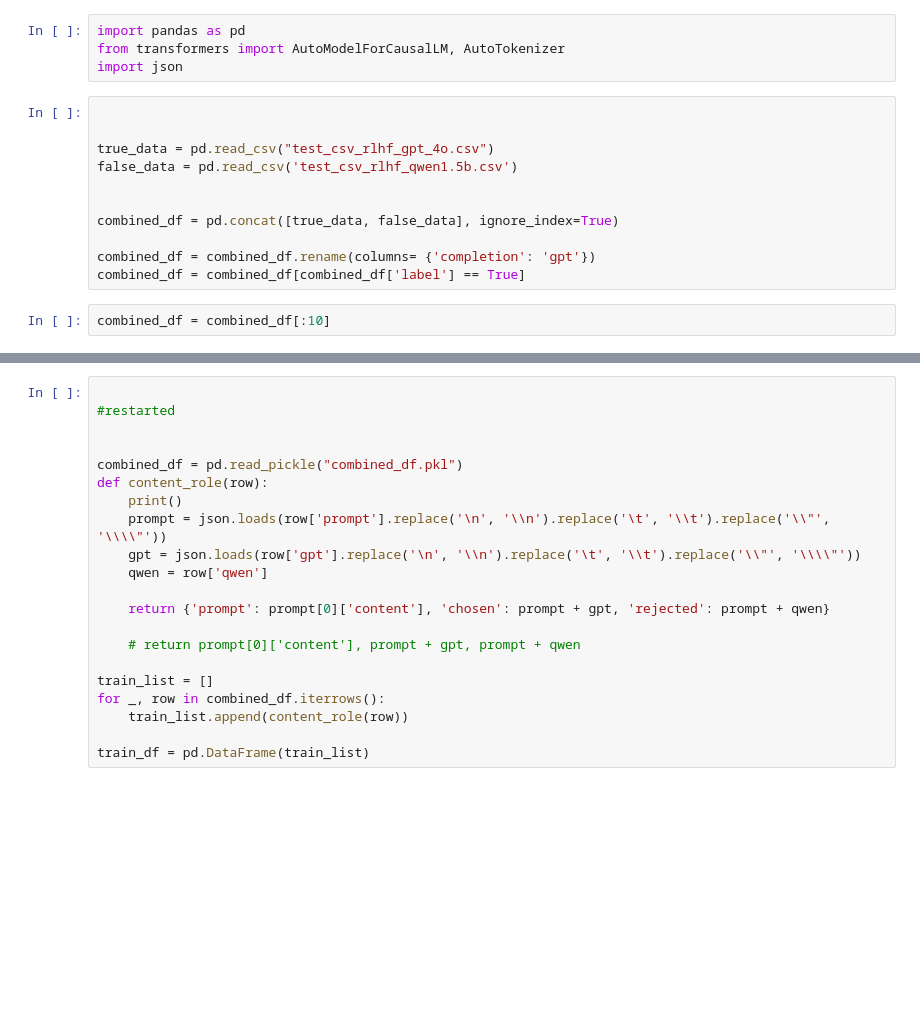
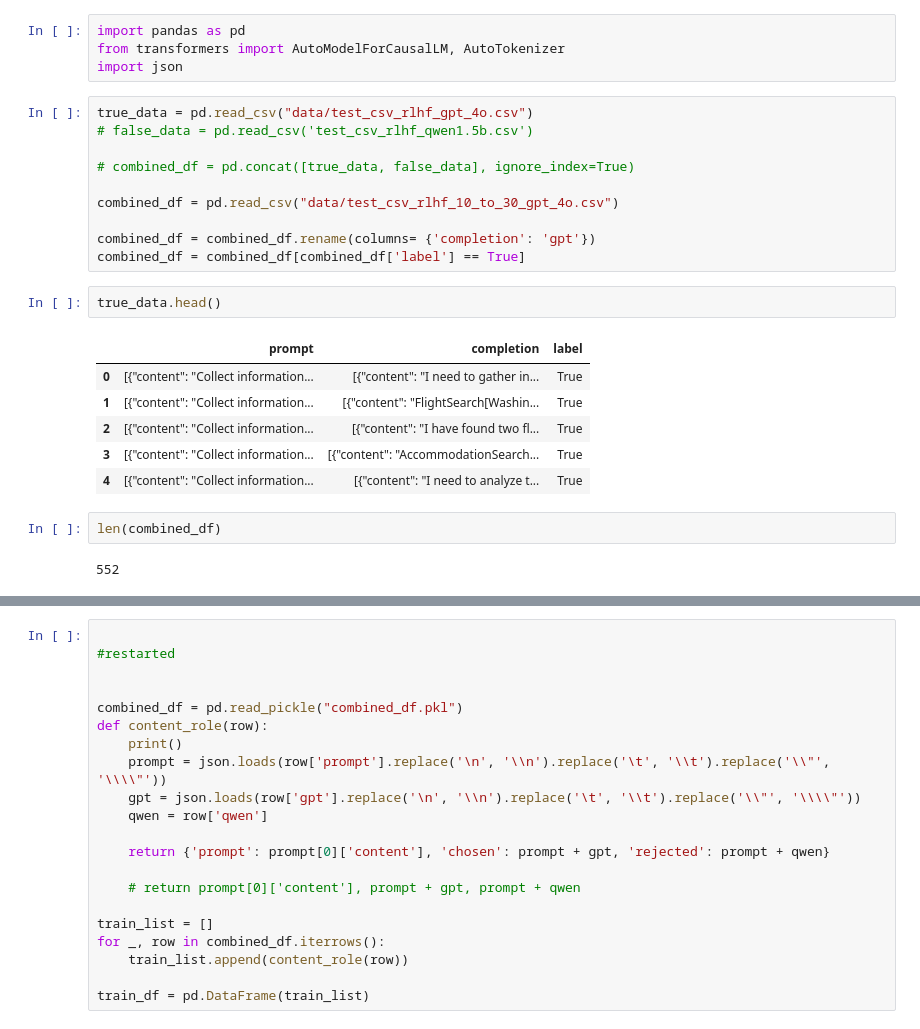
Before and after one commit to NMOHANK1999/TravelPlanner, a Jupyter notebook: rlhf/frame.ipynb, the cells around one changed output, grey strips where cells are left out. Drawn from its saved outputs; the diff is of its cells as text; blank space fills up the shorter version.

```diff
--- a/rlhf/frame.ipynb
+++ b/rlhf/frame.ipynb
@@ -3,16 +3,26 @@ import pandas as pd
 from transformers import AutoModelForCausalLM, AutoTokenizer
 import json
 # %%
+true_data = pd.read_csv("data/test_csv_rlhf_gpt_4o.csv")
+# false_data = pd.read_csv('test_csv_rlhf_qwen1.5b.csv')
 
+# combined_df = pd.concat([true_data, false_data], ignore_index=True)
 
-true_data = pd.read_csv("test_csv_rlhf_gpt_4o.csv")
-false_data = pd.read_csv('test_csv_rlhf_qwen1.5b.csv')
-
-
-combined_df = pd.concat([true_data, false_data], ignore_index=True)
+combined_df = pd.read_csv("data/test_csv_rlhf_10_to_30_gpt_4o.csv")
 
 combined_df = combined_df.rename(columns= {'completion': 'gpt'})
 combined_df = combined_df[combined_df['label'] == True]
-# %%
-combined_df = combined_df[:10]
+# %%
+true_data.head()
+# %% [output]
+|  | prompt | completion | label |
+| 0 | [{"content": "Collect information... | [{"content": "I need to gather in... | True |
+| 1 | [{"content": "Collect information... | [{"content": "FlightSearch[Washin... | True |
+| 2 | [{"content": "Collect information... | [{"content": "I have found two fl... | True |
+| 3 | [{"content": "Collect information... | [{"content": "AccommodationSearch... | True |
+| 4 | [{"content": "Collect information... | [{"content": "I need to analyze t... | True |
+# %%
+len(combined_df)
+# %% [output]
+552
 # %%
```
Also changed, not shown: parts of 4 cells of this notebook, 7 other files.
